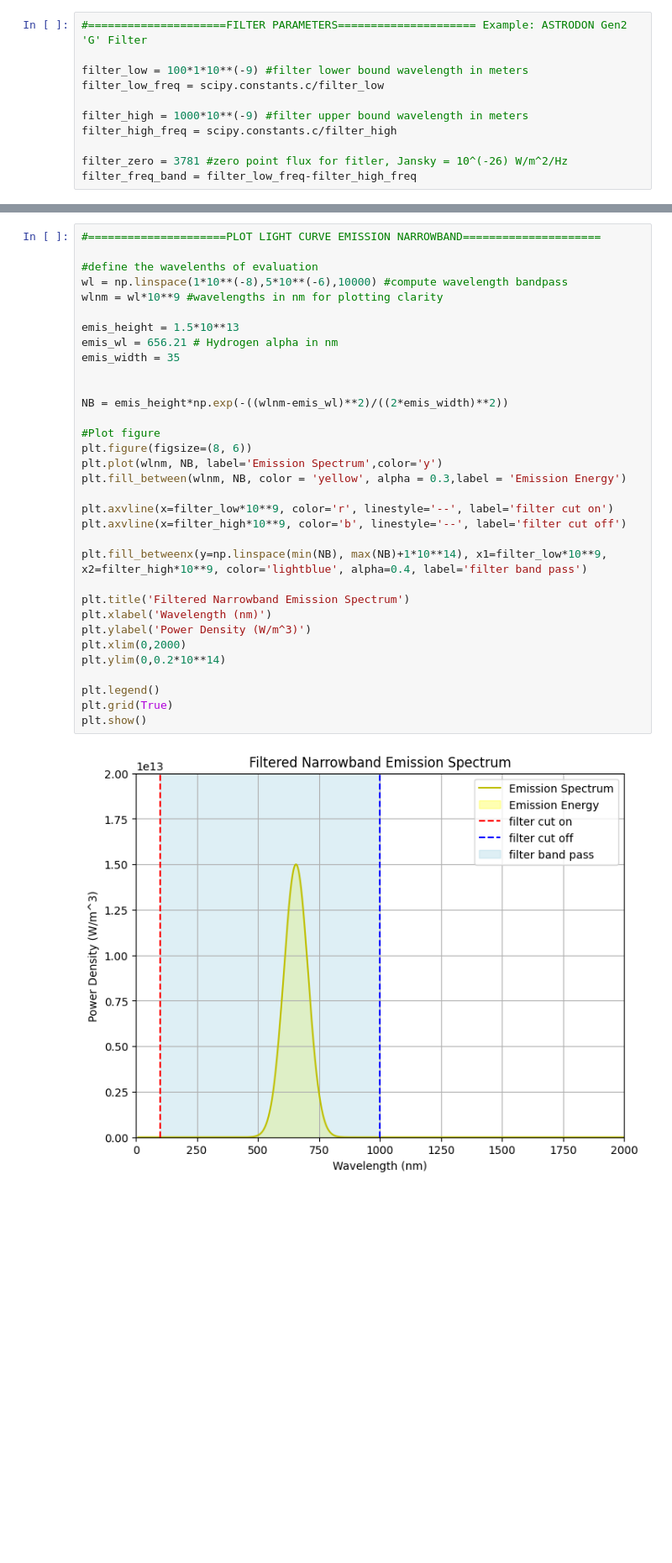
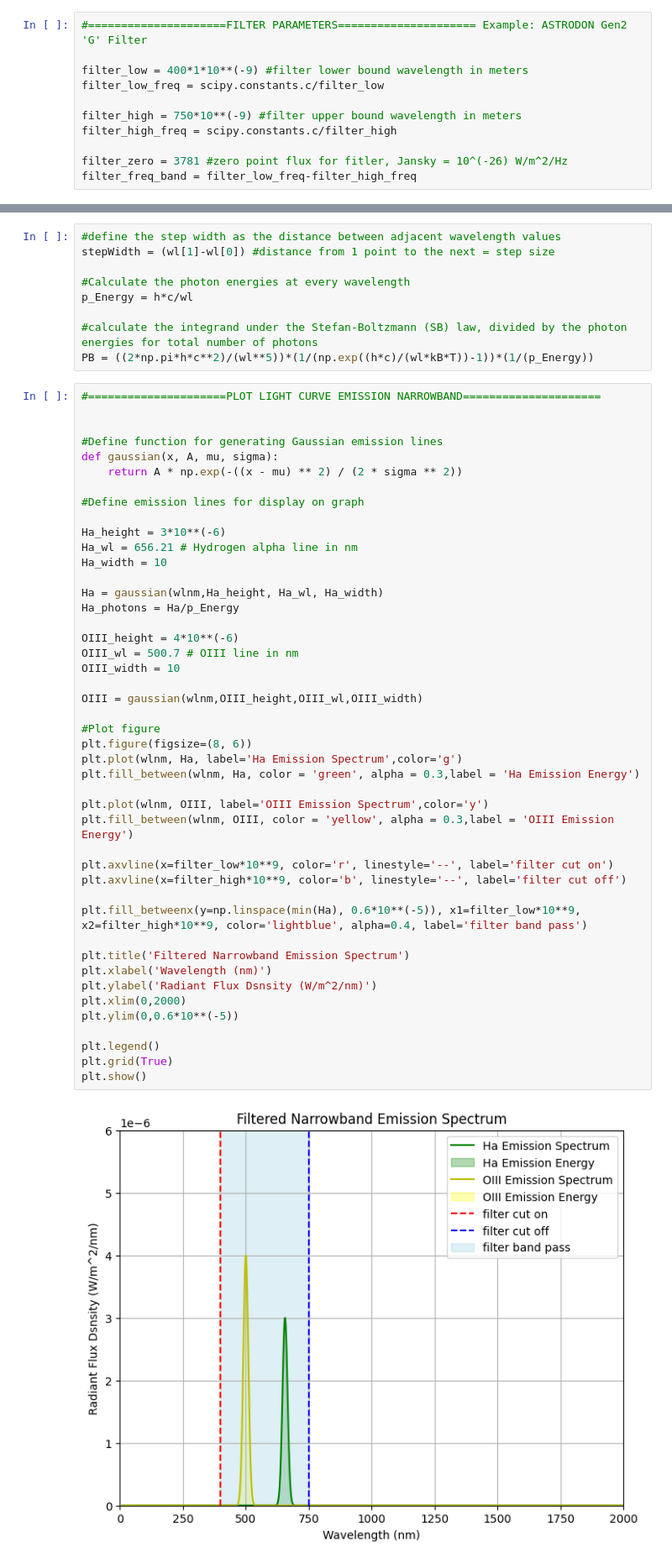
Before and after one commit to RJWier/Glenlea-ETC, a Jupyter notebook: EXPOSURE_TIME_CALCULATOR.ipynb, the cells around one changed output, grey strips where cells are left out. Shown: that part at 84% size. Saved outputs shown, nothing was run; the diff lists cells and outputs as text; blank space fills up the shorter version.

Commit message:
Update EXPOSURE_TIME_CALCULATOR.ipynb
Working extended source functionality, program now (somewhat) correctly determines received photons from the source.

```diff
--- a/EXPOSURE_TIME_CALCULATOR.ipynb
+++ b/EXPOSURE_TIME_CALCULATOR.ipynb
@@ -33,10 +34,10 @@ plate_scale = 0.488 #arcsec/pixel
 # %%
 #=====================FILTER PARAMETERS===================== Example: ASTRODON Gen2 'G' Filter
 
-filter_low = 100*1*10**(-9) #filter lower bound wavelength in meters
+filter_low = 400*1*10**(-9) #filter lower bound wavelength in meters
 filter_low_freq = scipy.constants.c/filter_low
 
-filter_high = 1000*10**(-9) #filter upper bound wavelength in meters
+filter_high = 750*10**(-9) #filter upper bound wavelength in meters
 filter_high_freq = scipy.constants.c/filter_high
 
 filter_zero = 3781 #zero point flux for fitler, Jansky = 10^(-26) W/m^2/Hz
@@ -120,35 +123,56 @@ plt.show()
+# %%
+#define the step width as the distance between adjacent wavelength values
+stepWidth = (wl[1]-wl[0]) #distance from 1 point to the next = step size
+
+#Calculate the photon energies at every wavelength
+p_Energy = h*c/wl
+
+#calculate the integrand under the Stefan-Boltzmann (SB) law, divided by the photon energies for total number of photons
+PB = ((2*np.pi*h*c**2)/(wl**5))*(1/(np.exp((h*c)/(wl*kB*T))-1))*(1/(p_Energy))
 # %%
 #=====================PLOT LIGHT CURVE EMISSION NARROWBAND=====================
 
-#define the wavelenths of evaluation
-wl = np.linspace(1*10**(-8),5*10**(-6),10000) #compute wavelength bandpass
-wlnm = wl*10**9 #wavelengths in nm for plotting clarity
 
-emis_height = 1.5*10**13
-emis_wl = 656.21 # Hydrogen alpha in nm
-emis_width = 35
+#Define function for generating Gaussian emission lines
+def gaussian(x, A, mu, sigma):
+    return A * np.exp(-((x - mu) ** 2) / (2 * sigma ** 2))
 
+#Define emission lines for display on graph
 
-NB = emis_height*np.exp(-((wlnm-emis_wl)**2)/((2*emis_width)**2))
+Ha_height = 3*10**(-6)
+Ha_wl = 656.21 # Hydrogen alpha line in nm
+Ha_width = 10
+
+Ha = gaussian(wlnm,Ha_height, Ha_wl, Ha_width)
+Ha_photons = Ha/p_Energy
+
+OIII_height = 4*10**(-6)
+OIII_wl = 500.7 # OIII line in nm
+OIII_width = 10
+
+OIII = gaussian(wlnm,OIII_height,OIII_wl,OIII_width)
 
 #Plot figure
 plt.figure(figsize=(8, 6))
-plt.plot(wlnm, NB, label='Emission Spectrum',color='y')
-plt.fill_between(wlnm, NB, color = 'yellow', alpha = 0.3,label = 'Emission Energy')
+plt.plot(wlnm, Ha, label='Ha Emission Spectrum',color='g')
+plt.fill_between(wlnm, Ha, color = 'green', alpha = 0.3,label = 'Ha Emission Energy')
+
+plt.plot(wlnm, OIII, label='OIII Emission Spectrum',color='y')
+plt.fill_between(wlnm, OIII, color = 'yellow', alpha = 0.3,label = 'OIII Emission Energy')
 
 plt.axvline(x=filter_low*10**9, color='r', linestyle='--', label='filter cut on')
 plt.axvline(x=filter_high*10**9, color='b', linestyle='--', label='filter cut off')
 
-plt.fill_betweenx(y=np.linspace(min(NB), max(NB)+1*10**14), x1=filter_low*10**9, x2=filter_high*10**9, color='lightblue', alpha=0.4, label='filter band pass')
+plt.fill_betweenx(y=np.linspace(min(Ha), 0.6*10**(-5)), x1=filter_low*10**9, x2=filter_high*10**9, color='lightblue', alpha=0.4, label='filter band pass')
 
 plt.title('Filtered Narrowband Emission Spectrum')
 plt.xlabel('Wavelength (nm)')
-plt.ylabel('Power Density (W/m^3)')
+plt.ylabel('Radiant Flux Dsnsity (W/m^2/nm)')
 plt.xlim(0,2000)
-plt.ylim(0,0.2*10**14)
+plt.ylim(0,0.6*10**(-5))
 
 plt.legend()
 plt.grid(True)
 plt.show()
 # %% [output]
-[figure, old version]
+[figure, new version]
```
Also changed, not shown: parts of 11 cells of this notebook.
